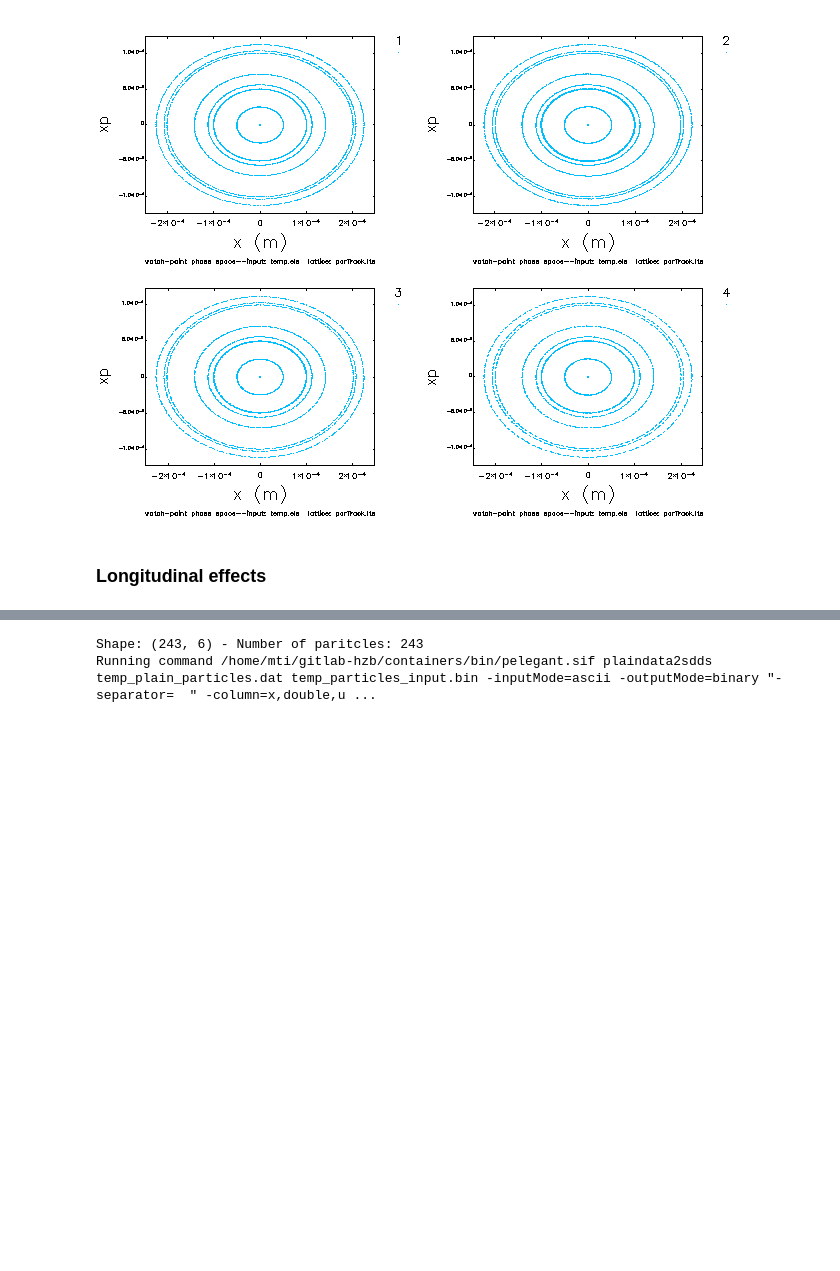
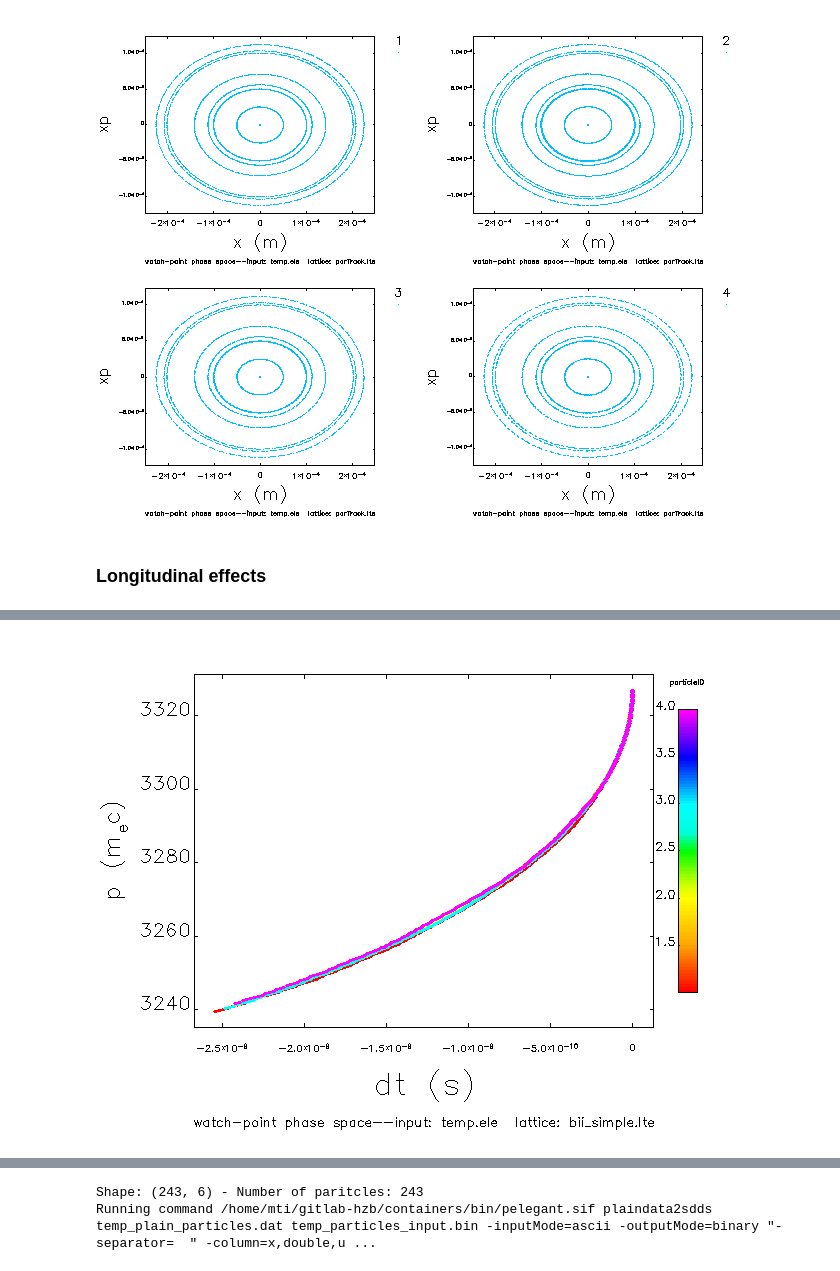
Before and after one commit to tomerten/PyElegantSDDS, a Jupyter notebook: docs/notebook/Tutorial_ElegantRun.ipynb, the cells around one changed output, grey strips where cells are left out. Drawn from its saved outputs; the diff is of its cells as text; code cells hidden in the pictures; blank space fills up the shorter version.

```diff
--- a/docs/notebook/Tutorial_ElegantRun.ipynb
+++ b/docs/notebook/Tutorial_ElegantRun.ipynb
@@ -773,0 +898,4 @@ Image(filename="partrack_varycommand_rect_mode_table_.png")
+# %%
+Image('bii_rad_no_rf_long.png')
+# %% [output]
+[figure, added]
```
Also changed, not shown: parts of 28 cells of this notebook, 25 other files.
